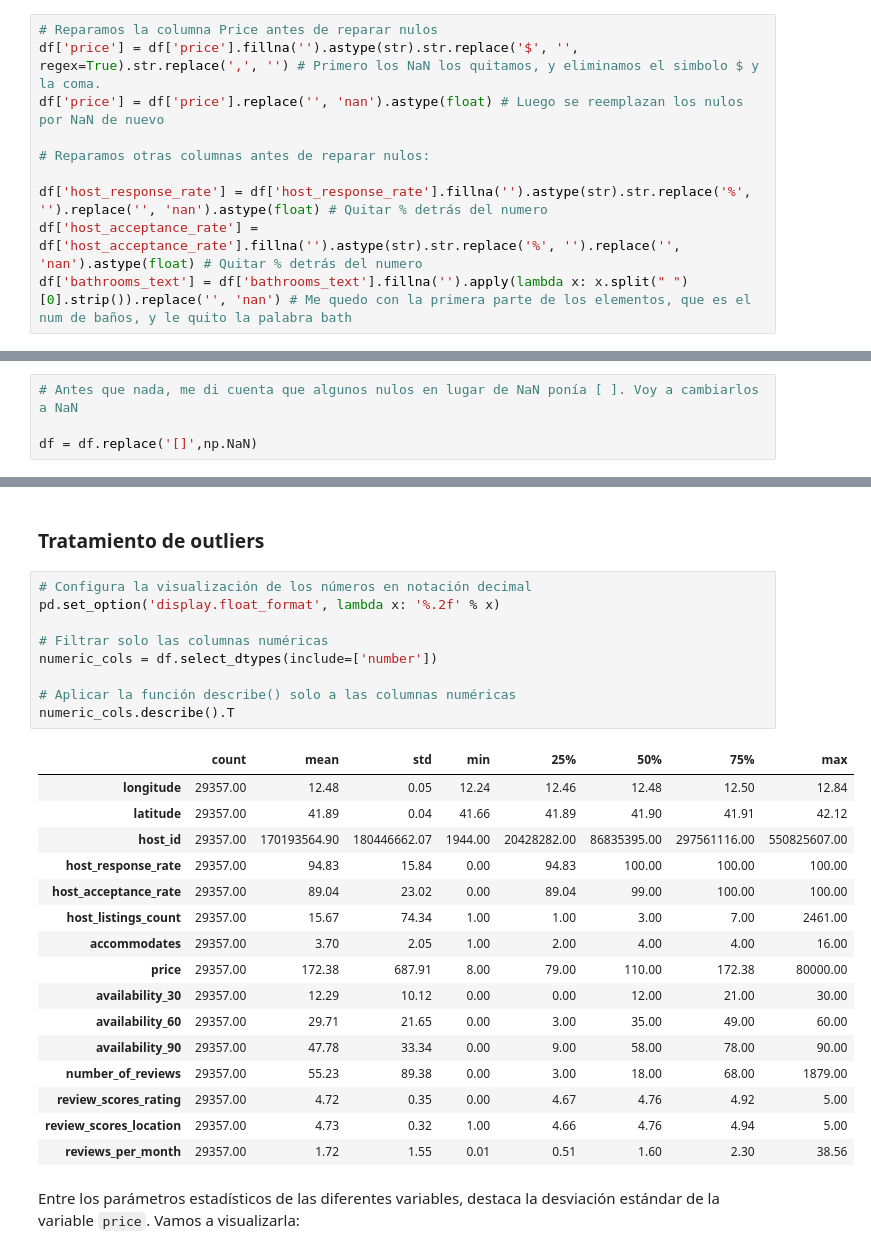
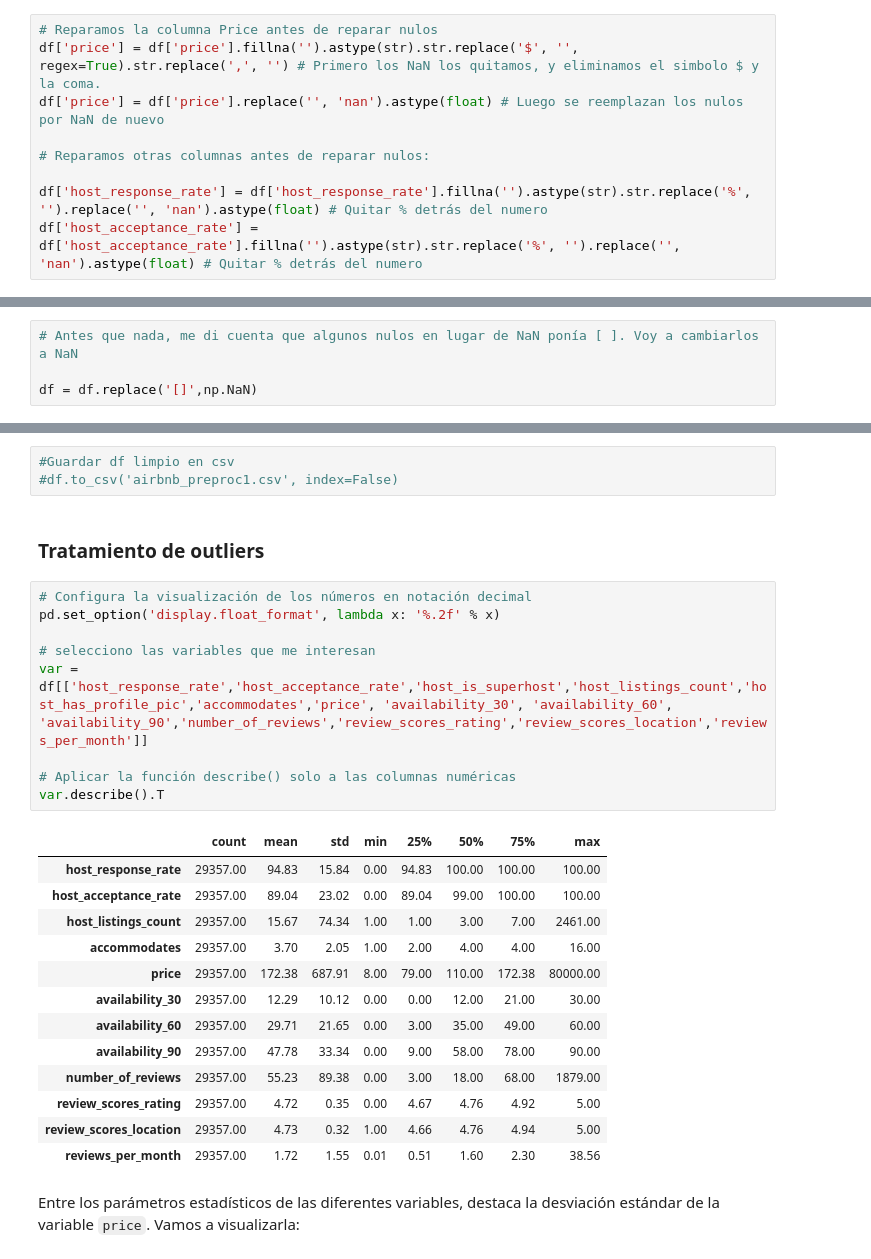
Before and after one commit to CrisDAndres/proyecto_airbnb, a Jupyter notebook: proyecto_airbnb_Roma.ipynb, the cells around one changed output, grey strips where cells are left out. Saved outputs shown, nothing was run; the diff lists cells and outputs as text.

```diff
--- a/proyecto_airbnb_Roma.ipynb
+++ b/proyecto_airbnb_Roma.ipynb
@@ -185,7 +186,6 @@ df['price'] = df['price'].replace('', 'nan').astype(float) # Luego se reemplazan
 
 df['host_response_rate'] = df['host_response_rate'].fillna('').astype(str).str.replace('%', '').replace('', 'nan').astype(float) # Quitar % detrás del numero
 df['host_acceptance_rate'] = df['host_acceptance_rate'].fillna('').astype(str).str.replace('%', '').replace('', 'nan').astype(float) # Quitar % detrás del numero
-df['bathrooms_text'] = df['bathrooms_text'].fillna('').apply(lambda x: x.split(" ")[0].strip()).replace('', 'nan') # Me quedo con la primera parte de los elementos, que es el num de baños, y le quito la palabra bath
 # %% [output]
 A value is trying to be set on a copy of a slice from a DataFrame.
 Try using .loc[row_indexer,col_indexer] = value instead
@@ -258,19 +255,19 @@ dtype: float64
+# %%
+#Guardar df limpio en csv
+#df.to_csv('airbnb_preproc1.csv', index=False)
 # %% [markdown]
 ### Tratamiento de outliers
 # %%
 # Configura la visualización de los números en notación decimal
 pd.set_option('display.float_format', lambda x: '%.2f' % x)
 
-# Filtrar solo las columnas numéricas
-numeric_cols = df.select_dtypes(include=['number'])
+# selecciono las variables que me interesan
+var = df[['host_response_rate','host_acceptance_rate','host_is_superhost','host_listings_count','host_has_profile_pic','accommodates','price', 'availability_30', 'availability_60', 'availability_90','number_of_reviews','review_scores_rating','review_scores_location','reviews_per_month']]
 
 # Aplicar la función describe() solo a las columnas numéricas
-numeric_cols.describe().T
+var.describe().T
 # %% [output]
 |  | count | mean | std | min | 25% | 50% | 75% | max |
-| longitude | 29357.00 | 12.48 | 0.05 | 12.24 | 12.46 | 12.48 | 12.50 | 12.84 |
-| latitude | 29357.00 | 41.89 | 0.04 | 41.66 | 41.89 | 41.90 | 41.91 | 42.12 |
-| host_id | 29357.00 | 170193564.90 | 180446662.07 | 1944.00 | 20428282.00 | 86835395.00 | 297561116.00 | 550825607.00 |
 | host_response_rate | 29357.00 | 94.83 | 15.84 | 0.00 | 94.83 | 100.00 | 100.00 | 100.00 |
 | host_acceptance_rate | 29357.00 | 89.04 | 23.02 | 0.00 | 89.04 | 99.00 | 100.00 | 100.00 |
 | host_listings_count | 29357.00 | 15.67 | 74.34 | 1.00 | 1.00 | 3.00 | 7.00 | 2461.00 |
```
Also changed, not shown: parts of 15 cells of this notebook, 3 other files.
